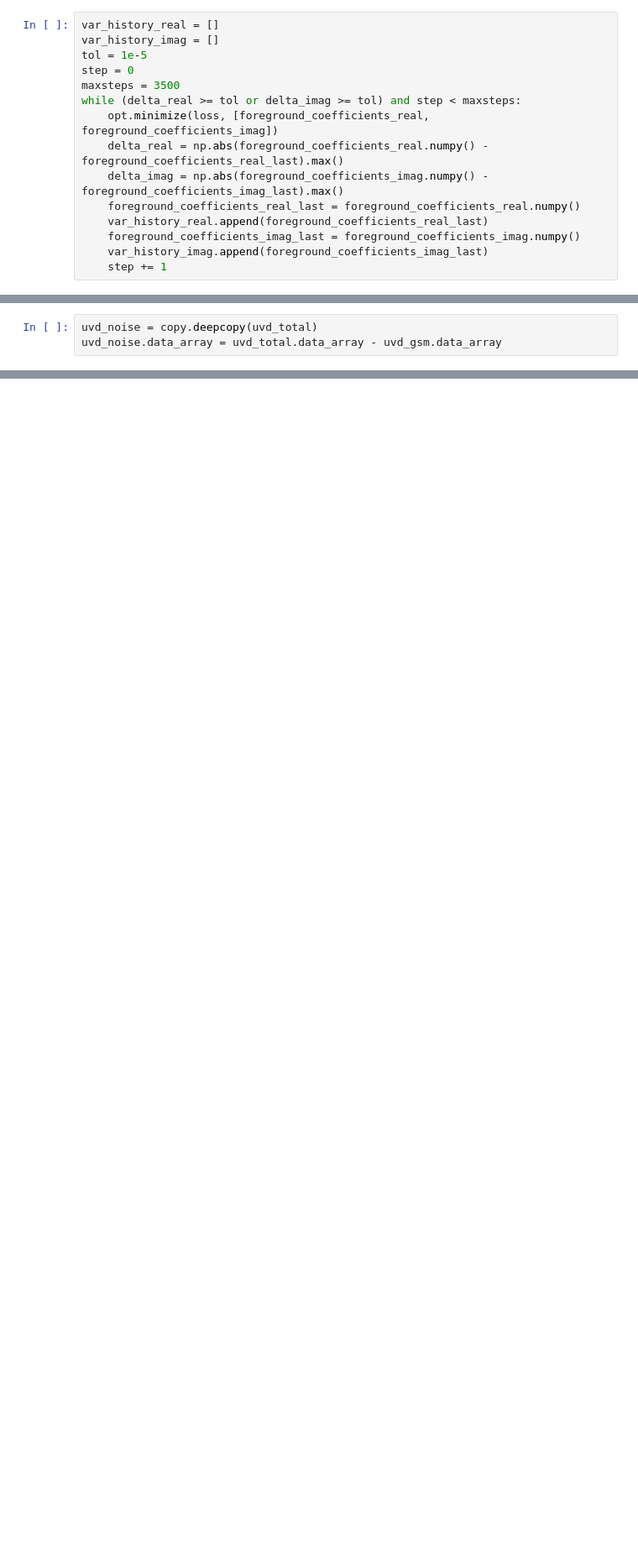
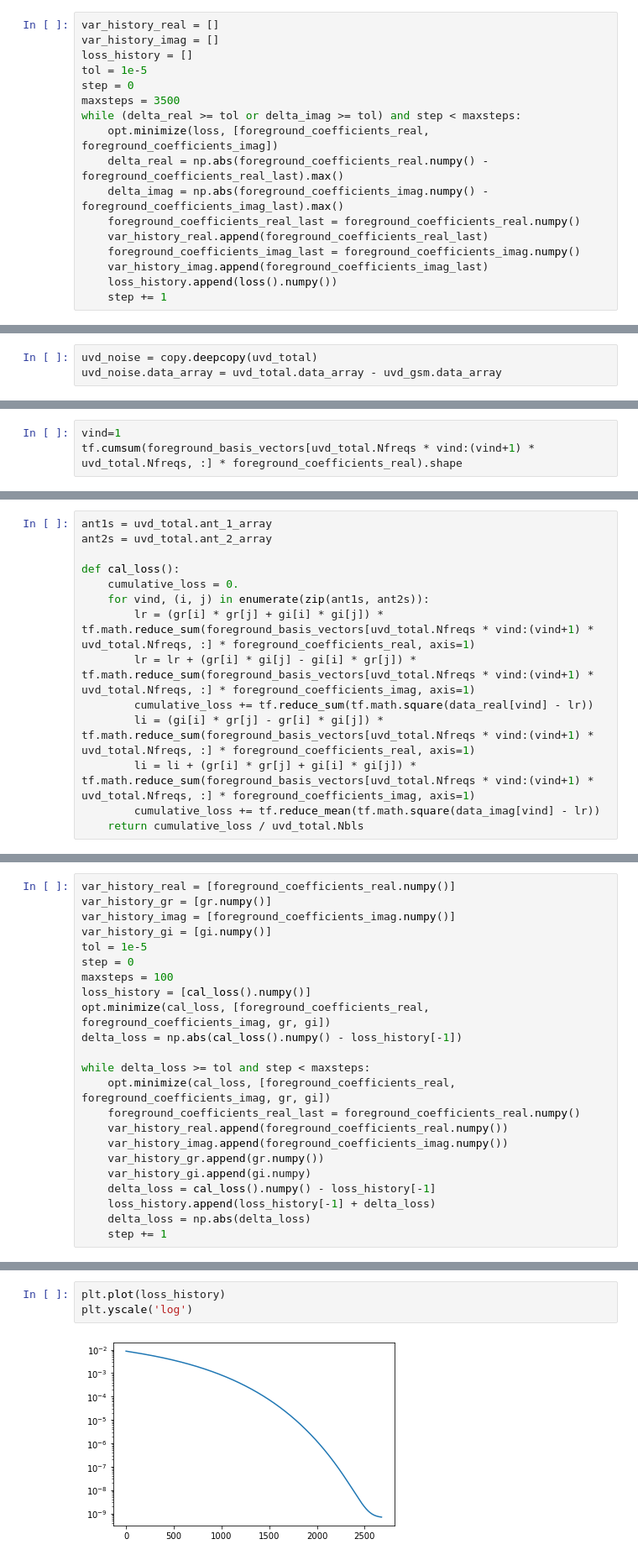
Before and after one commit to aewallwi/aesahaettr, a Jupyter notebook: notebooks/tf_gradient_sandbox.ipynb, the cells around one changed output, grey strips where cells are left out. Shown at 84% size. Drawn from its saved outputs; the diff is of its cells as text; blank space fills up the shorter version.

```diff
--- a/notebooks/tf_gradient_sandbox.ipynb
+++ b/notebooks/tf_gradient_sandbox.ipynb
@@ -91,6 +106,7 @@ delta_imag = np.abs(foreground_coefficients_imag.numpy() - foreground_coefficien
 # %%
 var_history_real = []
 var_history_imag = []
+loss_history = []
 tol = 1e-5
 step = 0
 maxsteps = 3500
@@ -102,4 +118,5 @@ while (delta_real >= tol or delta_imag >= tol) and step < maxsteps:
     var_history_real.append(foreground_coefficients_real_last)
     foreground_coefficients_imag_last = foreground_coefficients_imag.numpy()
     var_history_imag.append(foreground_coefficients_imag_last)
+    loss_history.append(loss().numpy())
     step += 1
@@ -184,0 +251,3 @@ fig.set_size_inches(18, 8)
+# %%
+vind=1
+tf.cumsum(foreground_basis_vectors[uvd_total.Nfreqs * vind:(vind+1) * uvd_total.Nfreqs, :] * foreground_coefficients_real).shape
@@ -184,0 +256,14 @@ fig.set_size_inches(18, 8)
+# %%
+ant1s = uvd_total.ant_1_array
+ant2s = uvd_total.ant_2_array
+
+def cal_loss():
+    cumulative_loss = 0.
+    for vind, (i, j) in enumerate(zip(ant1s, ant2s)):
+        lr = (gr[i] * gr[j] + gi[i] * gi[j]) * tf.math.reduce_sum(foreground_basis_vectors[uvd_total.Nfreqs * vind:(vind+1) * uvd_total.Nfreqs, :] * foreground_coefficients_real, axis=1)
+        lr = lr + (gr[i] * gi[j] - gi[i] * gr[j]) * tf.math.reduce_sum(foreground_basis_vectors[uvd_total.Nfreqs * vind:(vind+1) * uvd_total.Nfreqs, :] * foreground_coefficients_imag, axis=1)
+        cumulative_loss += tf.reduce_sum(tf.math.square(data_real[vind] - lr))
+        li = (gi[i] * gr[j] - gr[i] * gi[j]) * tf.math.reduce_sum(foreground_basis_vectors[uvd_total.Nfreqs * vind:(vind+1) * uvd_total.Nfreqs, :] * foreground_coefficients_real, axis=1)
+        li = li + (gr[i] * gr[j] + gi[i] * gi[j]) * tf.math.reduce_sum(foreground_basis_vectors[uvd_total.Nfreqs * vind:(vind+1) * uvd_total.Nfreqs, :] * foreground_coefficients_imag, axis=1)
+        cumulative_loss += tf.reduce_mean(tf.math.square(data_imag[vind] - lr))
+    return cumulative_loss / uvd_total.Nbls
@@ -184,0 +275,23 @@ fig.set_size_inches(18, 8)
+# %%
+var_history_real = [foreground_coefficients_real.numpy()]
+var_history_gr = [gr.numpy()]
+var_history_imag = [foreground_coefficients_imag.numpy()]
+var_history_gi = [gi.numpy()]
+tol = 1e-5
+step = 0
+maxsteps = 100
+loss_history = [cal_loss().numpy()]
+opt.minimize(cal_loss, [foreground_coefficients_real, foreground_coefficients_imag, gr, gi])
+delta_loss = np.abs(cal_loss().numpy() - loss_history[-1])
+
+while delta_loss >= tol and step < maxsteps:
+    opt.minimize(cal_loss, [foreground_coefficients_real, foreground_coefficients_imag, gr, gi])
+    foreground_coefficients_real_last = foreground_coefficients_real.numpy()
+    var_history_real.append(foreground_coefficients_real.numpy())
+    var_history_imag.append(foreground_coefficients_imag.numpy())
+    var_history_gr.append(gr.numpy())
+    var_history_gi.append(gi.numpy)
+    delta_loss = cal_loss().numpy() - loss_history[-1]
+    loss_history.append(loss_history[-1] + delta_loss)
+    delta_loss = np.abs(delta_loss)
+    step += 1
@@ -184,0 +304,5 @@ fig.set_size_inches(18, 8)
+# %%
+plt.plot(loss_history)
+plt.yscale('log')
+# %% [output]
+[figure, added]
```
Also changed, not shown: parts of 41 cells of this notebook.
